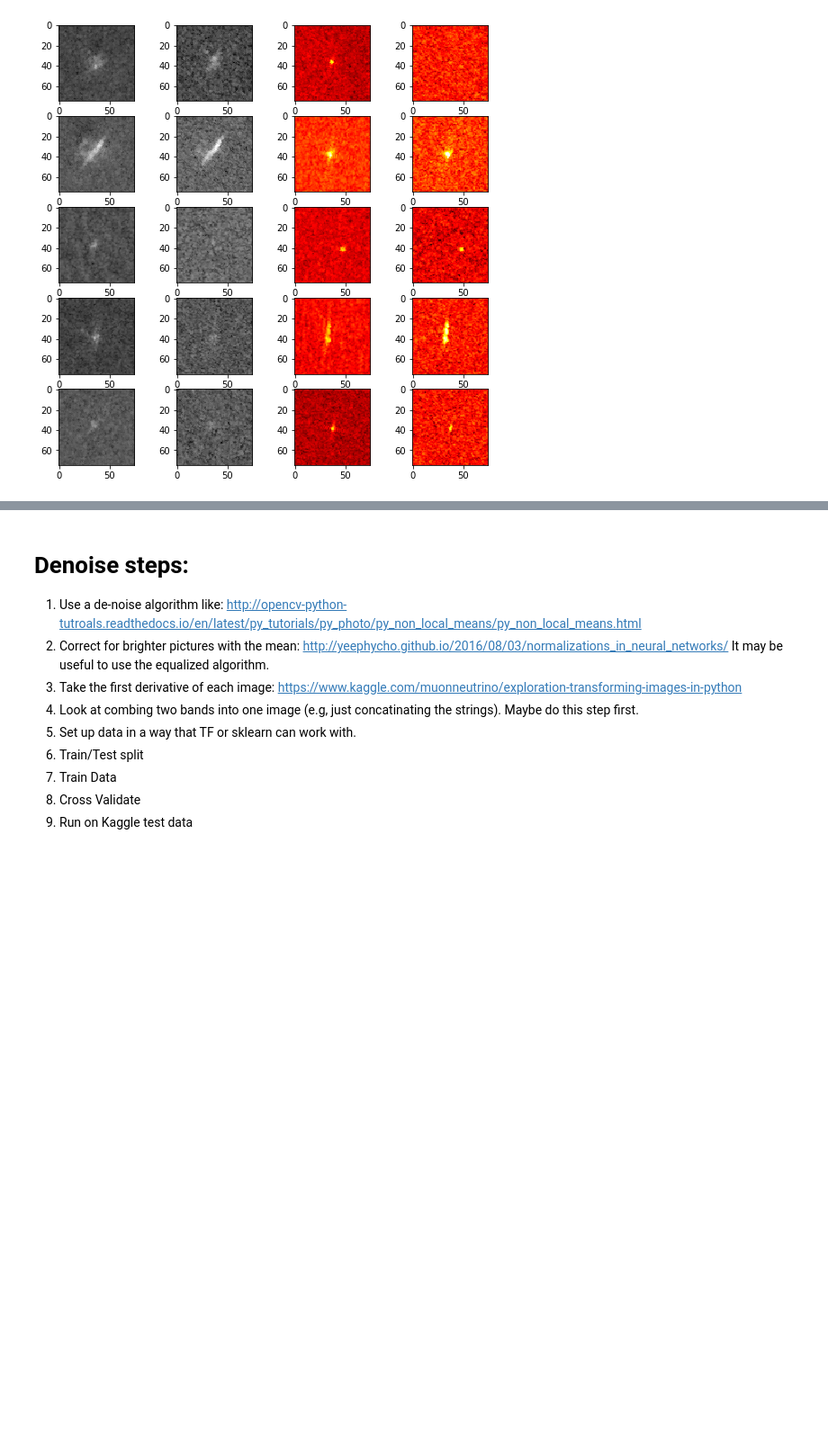
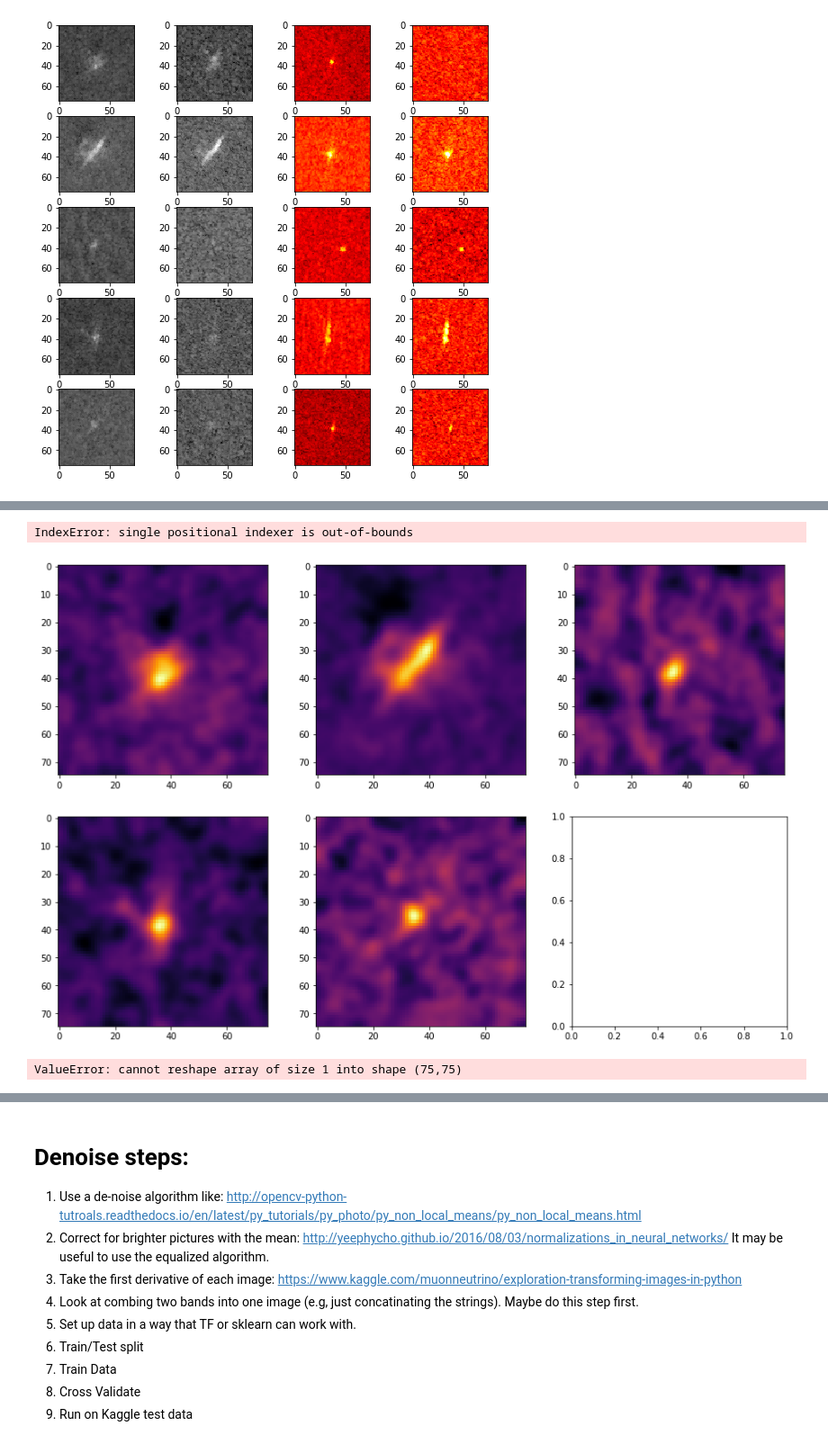
Before and after one commit to kailukowiak/DATA602_Final_Project, a Jupyter notebook: PlanningAndSandBox.ipynb, the cells around one changed output, grey strips where cells are left out. Shown: that part at 90% size. Saved outputs shown, nothing was run; the diff lists cells and outputs as text; code cells hidden in the pictures; blank space fills up the shorter version.

```diff
--- a/PlanningAndSandBox.ipynb
+++ b/PlanningAndSandBox.ipynb
@@ -45,0 +100,13 @@ fig.savefig('bergs_and_ships.png')
+# %%
+# Plot band_1
+fig = plt.figure(1,figsize=(15,15))
+for i in range(9):
+    ax = fig.add_subplot(3,3,i+1)
+    arr = np.reshape(np.array(icebergs.iloc[i,0]),(75,75))
+    arr = ndimage.gaussian_filter(arr, 2)
+    ax.imshow(arr,cmap='inferno')
+
+plt.show()
+# %% [output]
+IndexError: single positional indexer is out-of-bounds
+[figure, added]
@@ -45,0 +121,6 @@ fig.savefig('bergs_and_ships.png')
+# %%
+for i in range(len(icebergs)):
+    arr = np.reshape(np.array(icebergs.iloc[[0],[0]]),(75,75))
+    arr = ndimage.gaussian_filter(arr, 2)
+# %% [output]
+ValueError: cannot reshape array of size 1 into shape (75,75)
```
Also changed, not shown: parts of 26 cells of this notebook.
